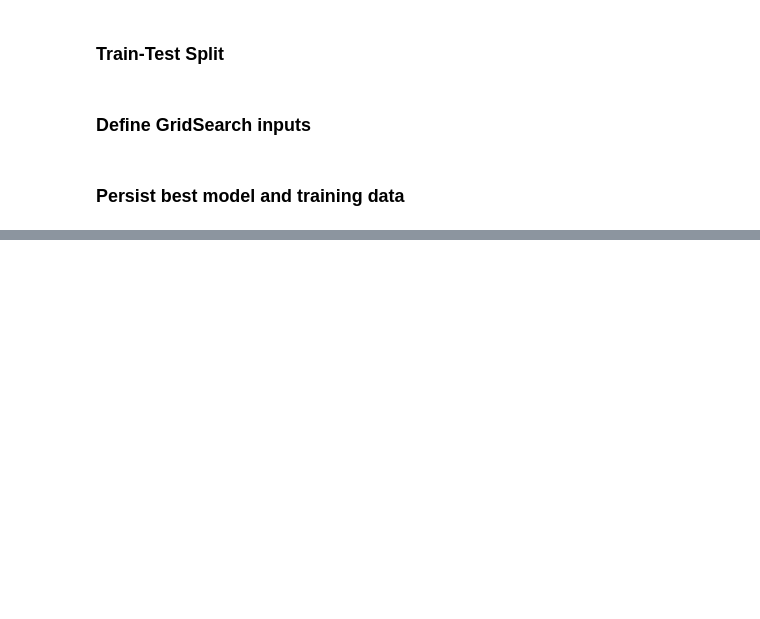
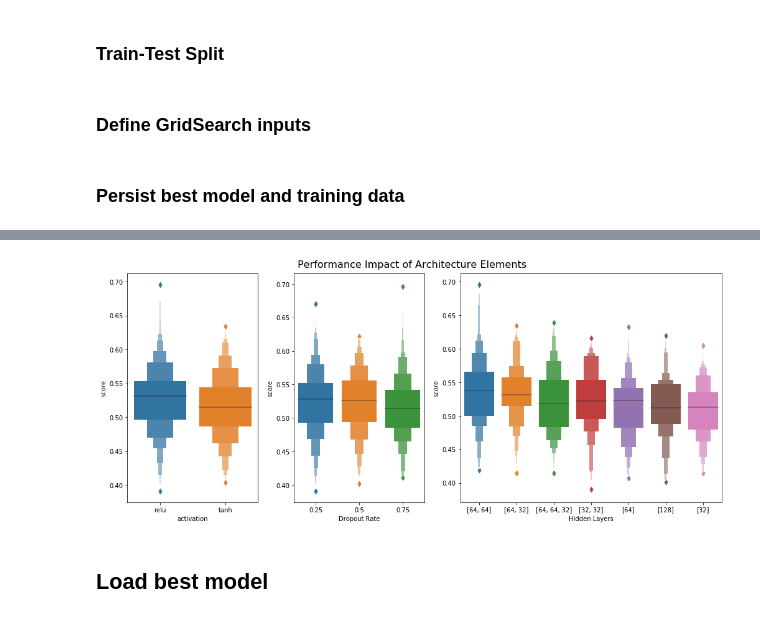
Before and after one commit to PaulClas/machine-learning-for-trading, a Jupyter notebook: 16_deep_learning/05_how_to_optimize_a_NN_architecture.ipynb, the cells around one changed output, grey strips where cells are left out. Cells and saved outputs as stored; diff of their text form; code cells hidden in the pictures; blank space fills up the shorter version.

```diff
--- a/16_deep_learning/05_how_to_optimize_a_NN_architecture.ipynb
+++ b/16_deep_learning/05_how_to_optimize_a_NN_architecture.ipynb
@@ -215,3 +264,15 @@ with pd.HDFStore('data.h5') as store:
     store.put('X_test', X_test)
     store.put('y_train', y_train)
     store.put('y_test', y_test)
+# %%
+cv_results = pd.read_csv('gridsearch/cv_results.csv')
+cv_results = (cv_results.filter(like='param_')
+              .join(cv_results
+                    .filter(like='_test_score')
+                    .filter(like='split'))
+             .rename(columns = lambda x: x.replace('param_', '')))
+cv_results =pd.melt(id_vars=['activation', 'dense_layers', 'dropout'],
+                    frame=cv_results,
+                   value_name='score',
+                   var_name='split')
+cv_results.info()
@@ -217,0 +292,18 @@ with pd.HDFStore('data.h5') as store:
+# %%
+fig = plt.figure(constrained_layout=True, figsize=(14, 6))
+gs = GridSpec(nrows=1, ncols=4, figure=fig)
+ax1 = fig.add_subplot(gs[0, 0])
+ax1.set_xlabel('Activation Functon')
+sns.boxenplot(x='activation', y='score', data=cv_results, ax=ax1)
+ax2 = fig.add_subplot(gs[0, 1])
+sns.boxenplot(x='dropout', y='score', data=cv_results, ax=ax2);
+ax2.set_xlabel('Dropout Rate')
+ax3 = fig.add_subplot(gs[0, 2:])
+sns.boxenplot(x='dense_layers', y='score', data=cv_results, ax=ax3)
+ax3.set_xlabel('Hidden Layers')
+fig.suptitle('Performance Impact of Architecture Elements', fontsize=16)
+fig.savefig('parameter_impact', dpi=300);
+# %% [output]
+[figure, added]
+# %% [markdown]
+## Load best model
```
Also changed, not shown: parts of 48 cells of this notebook, 1 other file.
